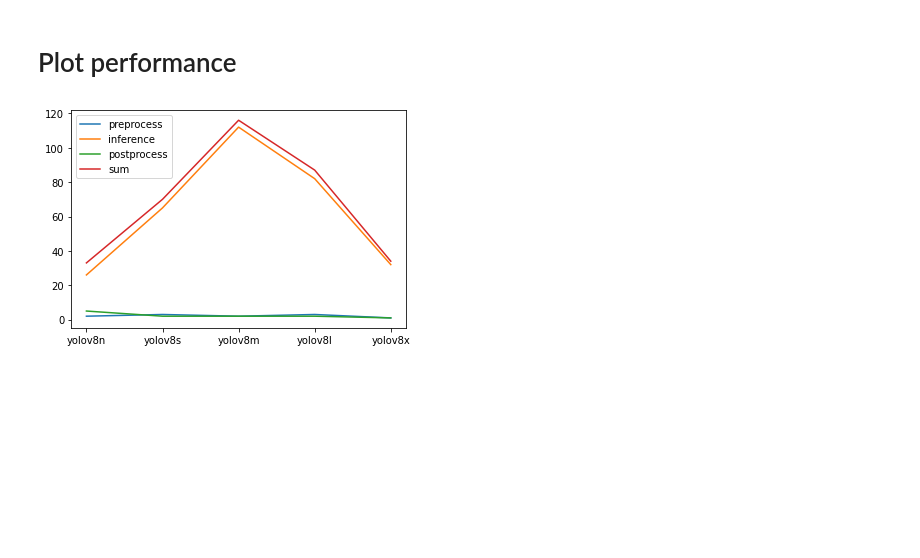
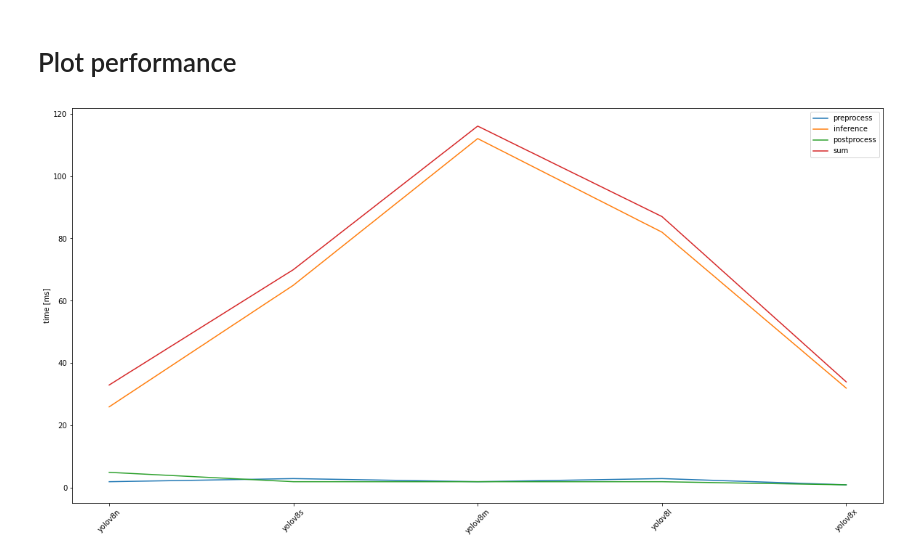
Before and after one commit to jsobolew/ASO, a Jupyter notebook: yolo.ipynb, the cells around one changed output. Cells and saved outputs as stored; diff of their text form; code cells hidden in the pictures; blank space fills up the shorter version.

```diff
--- a/yolo.ipynb
+++ b/yolo.ipynb
@@ -99,10 +135,11 @@ df['v_15'].plot()
 analitics = pd.read_csv("performance.csv")
 # %%
 cols = ['preprocess', 'inference', 'postprocess', 'sum']
-analitics[cols].plot()
+analitics[cols].plot(figsize=(20,10))
 my_xticks = ['yolov8n', 'yolov8s', 'yolov8m', 'yolov8l', 'yolov8x']
 x = np.array([0,1,2,3, 4])
-plt.xticks(x, my_xticks)
+plt.xticks(x, my_xticks, rotation = 45)
+plt.ylabel('time [ms]')
 plt.show()
 # %% [output]
-[figure, old version]
+[figure, new version]
```
Also changed, not shown: parts of 12 cells of this notebook.
